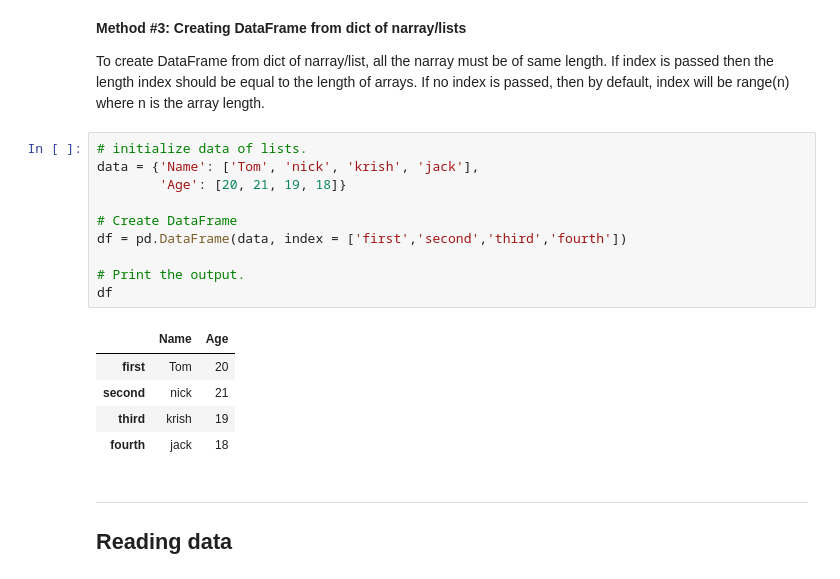
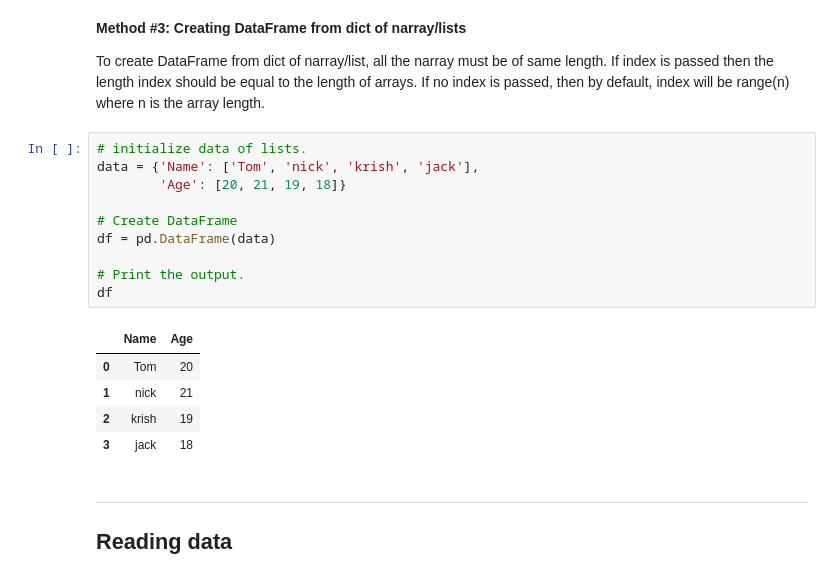
Before and after one commit to wissal630/TReND-CaMinA, a Jupyter notebook: notebooks/Kenya26/00-PythonPreCourse/3_Data_Exploration_Visualization.ipynb, the cells around one changed output. Drawn from its saved outputs; the diff is of its cells as text.

```diff
--- a/notebooks/Kenya26/00-PythonPreCourse/3_Data_Exploration_Visualization.ipynb
+++ b/notebooks/Kenya26/00-PythonPreCourse/3_Data_Exploration_Visualization.ipynb
@@ -388,19 +379,19 @@ To create DataFrame from dict of narray/list, all the narray must be of same len
 # %%
 # initialize data of lists.
 data = {'Name': ['Tom', 'nick', 'krish', 'jack'],
         'Age': [20, 21, 19, 18]}
 
 # Create DataFrame
-df = pd.DataFrame(data, index = ['first','second','third','fourth'])
+df = pd.DataFrame(data)
 
 # Print the output.
 df
 # %% [output]
 |  | Name | Age |
-| first | Tom | 20 |
-| second | nick | 21 |
-| third | krish | 19 |
-| fourth | jack | 18 |
+| 0 | Tom | 20 |
+| 1 | nick | 21 |
+| 2 | krish | 19 |
+| 3 | jack | 18 |
 # %% [markdown]
 ---
 
```
Also changed, not shown: parts of 50 cells of this notebook.
